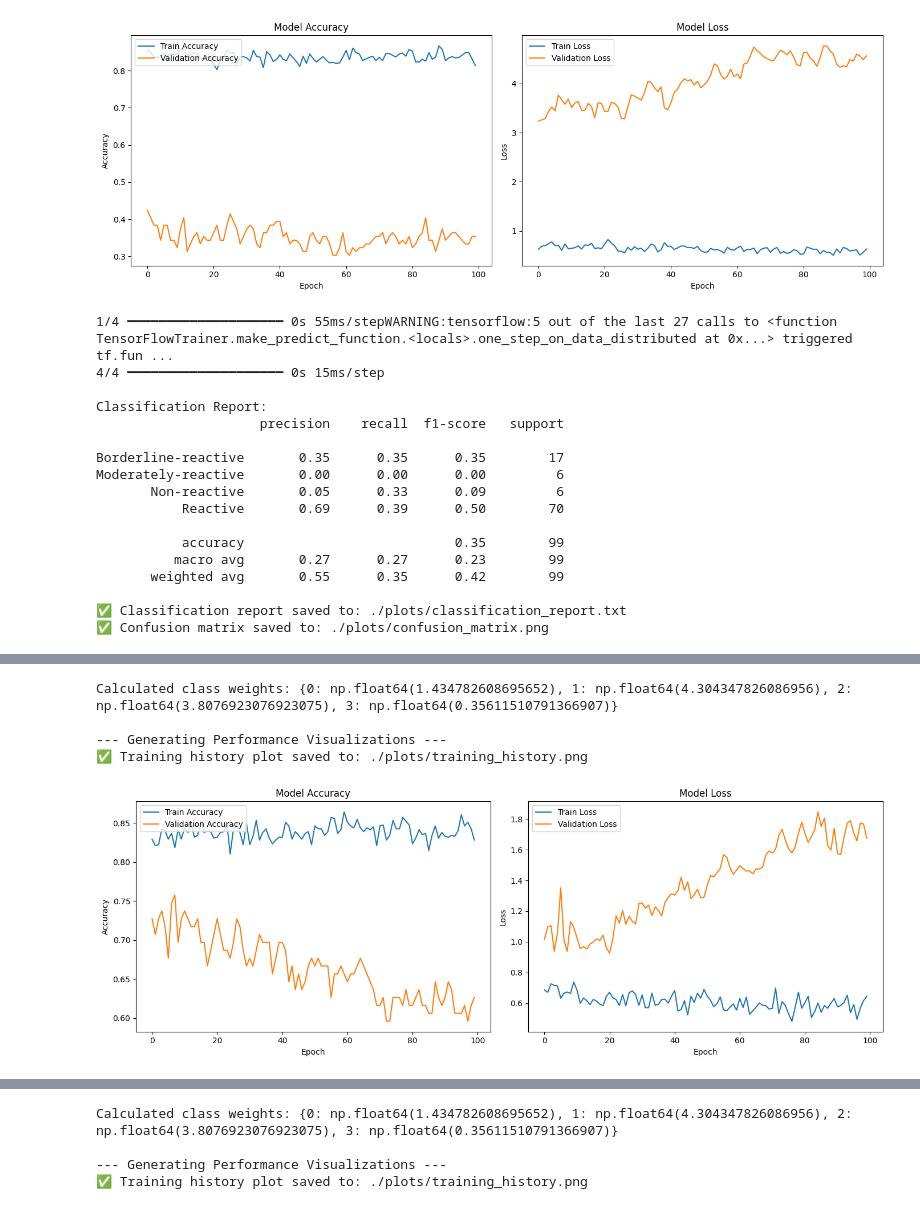
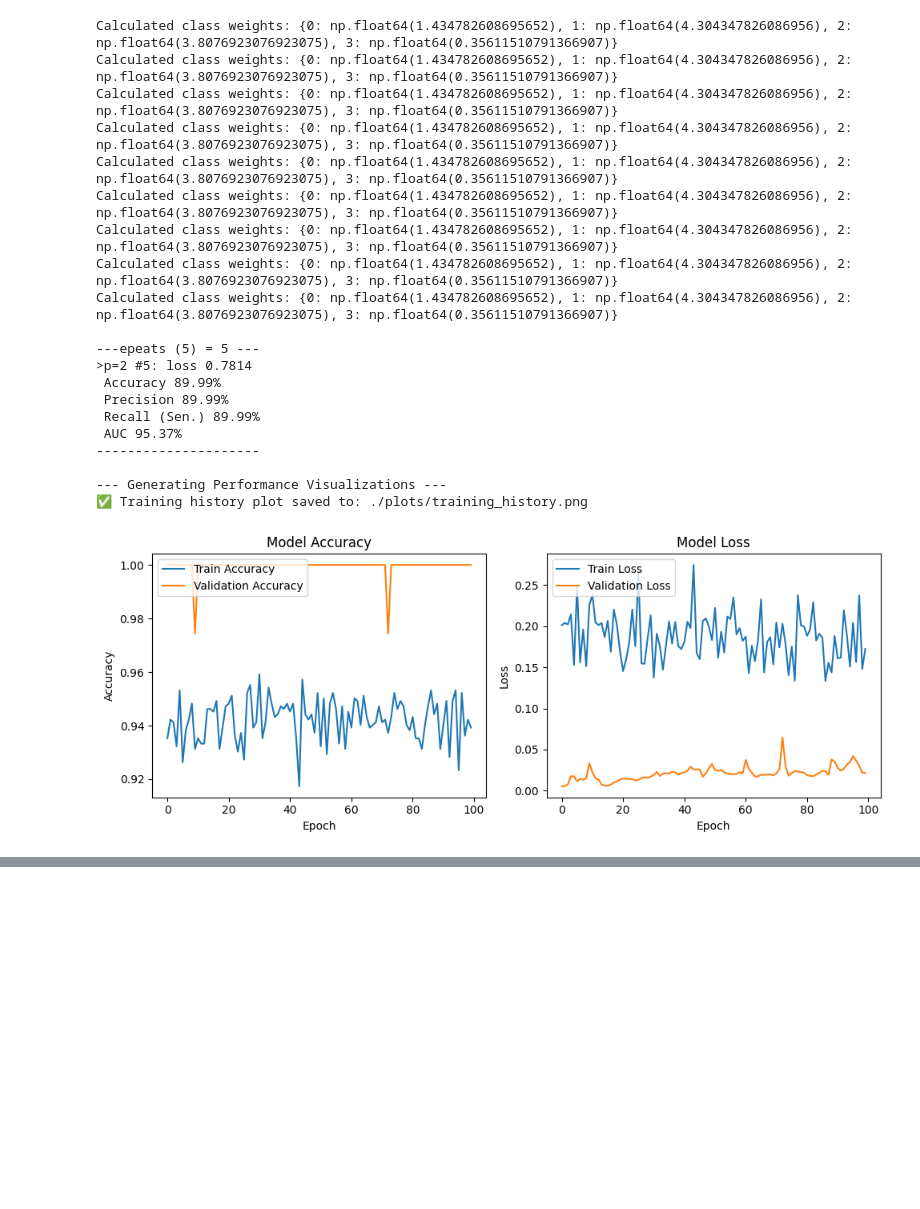
Before and after one commit to CareNX-Innovations-Pvt-Ltd/fetosense_auto, a Jupyter notebook: fetosense_train.ipynb, the cells around one changed output, grey strips where cells are left out. Cells and saved outputs as stored; diff of their text form; code cells hidden in the pictures; blank space fills up the shorter version.

Commit message:
accuracy changes

```diff
--- a/fetosense_train.ipynb
+++ b/fetosense_train.ipynb
@@ -71,7 +71,7 @@ def generate_performance_visuals(model, history, X_test, Y_test_one_hot, le):
     print("\n--- Generating Performance Visualizations ---")
 
     # 1. Plot Training History (Accuracy and Loss)
-    fig, (ax1, ax2) = plt.subplots(1, 2, figsize=(14, 5))
+    fig, (ax1, ax2) = plt.subplots(1, 2, figsize=(10, 4))
     ax1.plot(history.history['accuracy'], label='Train Accuracy')
     ax1.plot(history.history['val_accuracy'], label='Validation Accuracy')
     ax1.set_title('Model Accuracy')
@@ -111,7 +111,7 @@ def generate_performance_visuals(model, history, X_test, Y_test_one_hot, le):
 
     # 3. Generate and Plot Confusion Matrix
     cm = confusion_matrix(Y_test_int, Y_pred_int)
-    plt.figure(figsize=(10, 8))
+    plt.figure(figsize=(5, 4))
     sns.heatmap(cm, annot=True, fmt='d', cmap='Blues', xticklabels=class_names, yticklabels=class_names)
     plt.title('Confusion Matrix')
     plt.ylabel('Actual Label')
@@ -196,7 +196,7 @@ def convolutional_model_new2(n_timesteps, n_features, n_param, num_classes=4): #
     model.add(tf.keras.layers.MaxPooling1D(pool_size=3, strides=1))
     model.add(tfl.Flatten())
     model.add(tfl.Dense(num_classes, activation='relu'))
-    model.add(tfl.Dropout(0.25)) # Add this line. 0.25 means 25% of neurons are dropped out.
+    model.add(tfl.Dropout(0.15)) # Add this line. 0.15 means 15% of neurons are dropped out.
 
     # CHANGED: The output layer now has 4 neurons (one for each class)
     # and uses 'softmax' activation for multi-class probability distribution.
@@ -228,7 +228,7 @@ def evaluate_model(trainX, trainY, r, n_param, le):
 
     # We need integer labels for StratifiedKFold, so we convert one-hot back to integers
     trainY_integers = np.argmax(trainY, axis=1)
-    kfold = StratifiedKFold(n_splits=4, shuffle=True, random_state=None)
+    kfold = StratifiedKFold(n_splits=10, shuffle=True, random_state=None)
 
     # CHANGED: Removed binary-specific metric lists (se, sp, G_mean)
     acc_list, pre_list, recall_list, loss_list, auc_list = [], [], [], [], []
@@ -278,17 +278,22 @@ def evaluate_model(trainX, trainY, r, n_param, le):
         loss_list.append(loss)
         auc_list.append(auc)
 
-        generate_performance_visuals(CNN_model, history, valX_fold, valY_fold, le)
+        #generate_performance_visuals(CNN_model, history, valX_fold, valY_fold, le)
 
     # CHANGED: Removed ROC curve plotting as it's complex for multi-class
     # CHANGED: Return the relevant averaged metrics
-    return mean(loss_list), mean(acc_list), mean(pre_list), mean(recall_list), mean(auc_list)
+    return mean(loss_list), mean(acc_list), mean(pre_list), mean(recall_list), mean(auc_list), CNN_model, history
 # %%
 
 
 # Function to run the full experiment
 def run_experiment(params, repeats=16):
     trainX, trainy, le = load_dataset(trim_factor=1200, num_classes=4)
+    # 2. Split data into training (80%) and testing (20%) sets
+    # Use stratify to ensure class distribution is the same in train and test sets
+    X_train, X_test, Y_train, Y_test = train_test_split(
+        trainX, trainy, test_size=0.20, random_state=42, stratify=trainy
+    )
     # CHANGED: Updated lists to match new metrics
     all_loss, all_Acc, all_pre, all_recall, all_auc = [], [], [], [], []
 
@@ -298,12 +303,13 @@ def run_experiment(params, repeats=16):
         loss_score, acc_score, pre_score, recall_score, auc_score = [], [], [], [], []
         for r in range(repeats):
             # CHANGED: Updated the function call to match new return values
-            loss, Acc, pre, recall, auc = evaluate_model(trainX, trainy, r, p,le)
+            loss, Acc, pre, recall, auc, CNN_model, history = evaluate_model(trainX, trainy, r, p,le)
             Acc *= 100.0
             pre *= 100.0
             recall *= 100.0 # This is sensitivity
             auc *= 100.0
 
+            print(f"\n---epeats ({repeats}) = {r+1} ---")
             print(f'>p={p} #{r+1}: loss {loss:.4f}')
             print(f' Accuracy {Acc:.2f}%')
             print(f' Precision {pre:.2f}%')
@@ -323,6 +329,8 @@ def run_experiment(params, repeats=16):
         all_recall.append(recall_score)
         all_auc.append(auc_score)
 
+        generate_performance_visuals(CNN_model, history, X_test, Y_test, le)
+
     # The summarize_results function would need to be updated to handle these new metrics.
     # A simplified version could just print the means and standard deviations.
     print("\n--- Experiment Summary ---")
@@ -336,8 +344,8 @@ def run_experiment(params, repeats=16):
 # %%
 
 # List of kernel sizes to test
-n_params = [2, 4, 6, 8]  # kernel size
-run_experiment(n_params, repeats=1) # You can reduce repeats for a quicker test, e.g., repeats=2
+n_params = [2]  # kernel size
+run_experiment(n_params, repeats=5) # You can reduce repeats for a quicker test, e.g., repeats=2
 # %% [output]
 The order of your labels is:
 Index 0: Borderline-reactive
@@ -355,18 +433,21 @@ Calculated class weights: {0: np.float64(1.434782608695652), 1: np.float64(4.304
+Calculated class weights: {0: np.float64(1.434782608695652), 1: np.float64(4.304347826086956), 2: np.float64(3.8076923076923075), 3: np.float64(0.35611510791366907)}
+Calculated class weights: {0: np.float64(1.434782608695652), 1: np.float64(4.304347826086956), 2: np.float64(3.8076923076923075), 3: np.float64(0.35611510791366907)}
+Calculated class weights: {0: np.float64(1.434782608695652), 1: np.float64(4.304347826086956), 2: np.float64(3.8076923076923075), 3: np.float64(0.35611510791366907)}
+Calculated class weights: {0: np.float64(1.434782608695652), 1: np.float64(4.304347826086956), 2: np.float64(3.8076923076923075), 3: np.float64(0.35611510791366907)}
+Calculated class weights: {0: np.float64(1.434782608695652), 1: np.float64(4.304347826086956), 2: np.float64(3.8076923076923075), 3: np.float64(0.35611510791366907)}
+Calculated class weights: {0: np.float64(1.434782608695652), 1: np.float64(4.304347826086956), 2: np.float64(3.8076923076923075), 3: np.float64(0.35611510791366907)}
+Calculated class weights: {0: np.float64(1.434782608695652), 1: np.float64(4.304347826086956), 2: np.float64(3.8076923076923075), 3: np.float64(0.35611510791366907)}
+Calculated class weights: {0: np.float64(1.434782608695652), 1: np.float64(4.304347826086956), 2: np.float64(3.8076923076923075), 3: np.float64(0.35611510791366907)}
+Calculated class weights: {0: np.float64(1.434782608695652), 1: np.float64(4.304347826086956), 2: np.float64(3.8076923076923075), 3: np.float64(0.35611510791366907)}
+
+---epeats (5) = 5 ---
+>p=2 #5: loss 0.7814
+ Accuracy 89.99%
+ Precision 89.99%
+ Recall (Sen.) 89.99%
+ AUC 95.37%
+---------------------
+
+--- Generating Performance Visualizations ---
+✅ Training history plot saved to: ./plots/training_history.png
-[figure, old version]
+[figure, new version]
-1/4 ━━━━━━━━━━━━━━━━━━━━ 0s 55ms/stepWARNING:tensorflow:5 out of the last 27 calls to <function TensorFlowTrainer.make_predict_function.<locals>.one_step_on_data_distributed at 0x...> triggered tf.fun ...
-4/4 ━━━━━━━━━━━━━━━━━━━━ 0s 15ms/step
-
-Classification Report:
-                     precision    recall  f1-score   support
-
-Borderline-reactive       0.35      0.35      0.35        17
-Moderately-reactive       0.00      0.00      0.00         6
-       Non-reactive       0.05      0.33      0.09         6
-           Reactive       0.69      0.39      0.50        70
-
-           accuracy                           0.35        99
-          macro avg       0.27      0.27      0.23        99
-       weighted avg       0.55      0.35      0.42        99
-
-✅ Classification report saved to: ./plots/classification_report.txt
-✅ Confusion matrix saved to: ./plots/confusion_matrix.png
@@ -374,5 +471,0 @@ Moderately-reactive       0.00      0.00      0.00         6
-Calculated class weights: {0: np.float64(1.434782608695652), 1: np.float64(4.304347826086956), 2: np.float64(3.8076923076923075), 3: np.float64(0.35611510791366907)}
-
---- Generating Performance Visualizations ---
-✅ Training history plot saved to: ./plots/training_history.png
-[figure, removed]
@@ -396,4 +471,0 @@ Moderately-reactive       0.80      0.67      0.73         6
-Calculated class weights: {0: np.float64(1.434782608695652), 1: np.float64(4.304347826086956), 2: np.float64(3.8076923076923075), 3: np.float64(0.35611510791366907)}
-
---- Generating Performance Visualizations ---
-✅ Training history plot saved to: ./plots/training_history.png
```
Also changed, not shown: parts of 1 cell of this notebook, 2 other files.
